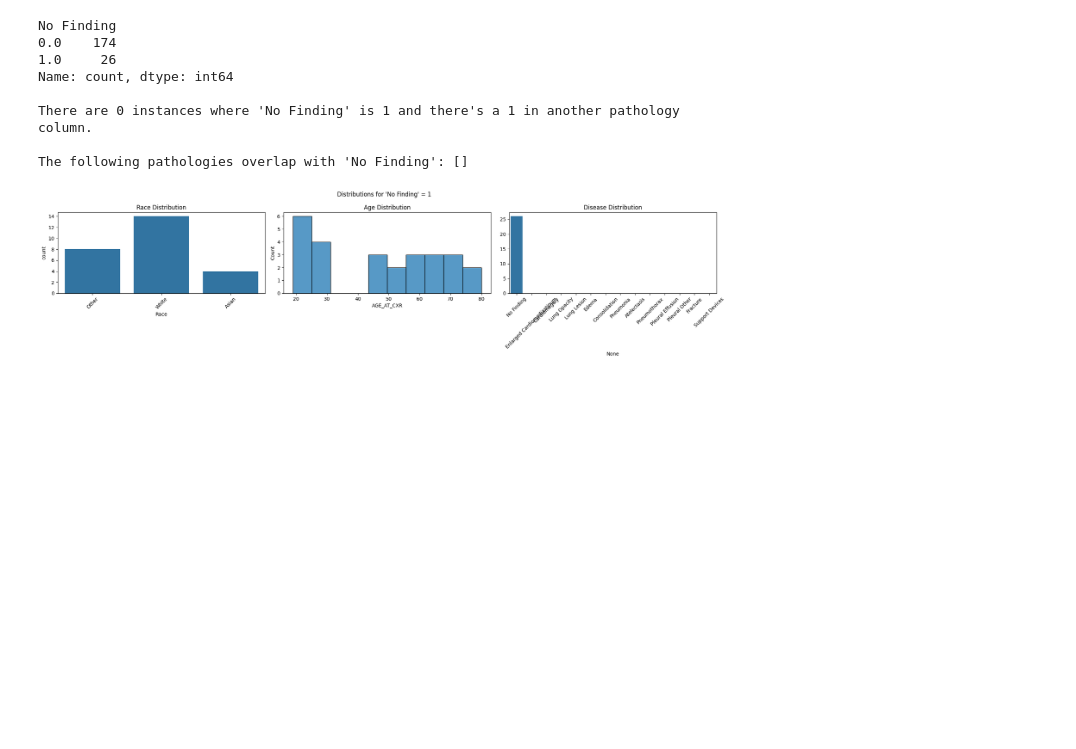
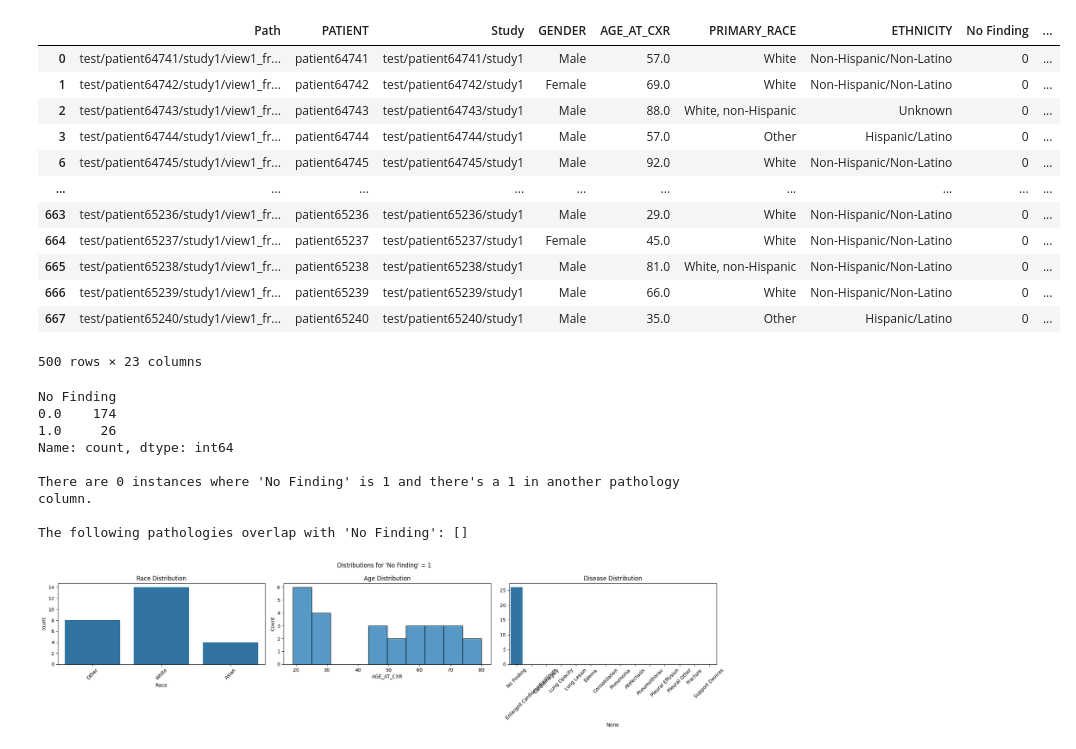
Before and after one commit to aashnapshah/VLMs-Medical-Image-Interpretation, a Jupyter notebook: notebooks/radiology/explore_test.ipynb, the cells around one changed output. Saved outputs shown, nothing was run; the diff lists cells and outputs as text; code cells hidden in the pictures; blank space fills up the shorter version.

```diff
--- a/notebooks/radiology/explore_test.ipynb
+++ b/notebooks/radiology/explore_test.ipynb
@@ -9,12 +8,12 @@ from config import OPENAI_API_KEY, GOOGLE_API_KEY
 # %%
-BASE_DIR = 'data/CheXpert/'
+BASE_DIR = '../../data/radiology/CheXpert/'
 SUBSET = 'val'
 
 TEST_DIR = f'{BASE_DIR}{SUBSET}/'
-TEST_PATH = f'{BASE_DIR}val_labels.csv'
+TEST_PATH = f'{BASE_DIR}{SUBSET}_labels.csv'
 DEMO_PATH = f'{BASE_DIR}CHEXPERT_DEMO.xlsx'
 GROUND_PATH = f'{BASE_DIR}groundtruth.csv'
-OUTPUT_FILE = f'{BASE_DIR}val_labels_processed.csv'
+OUTPUT_FILE = f'{BASE_DIR}{SUBSET}_labels_processed.csv'
 
 PATHOLOGIES = [
     'No Finding', 'Enlarged Cardiomediastinum', 'Cardiomegaly',
@@ -79,6 +78,22 @@ def process_data(test_path, demo_path, ground_truth):
     return df
 
 df = process_data(TEST_PATH, DEMO_PATH, GROUND_PATH)
+# %%
+df
+# %% [output]
+|  | Path | PATIENT | Study | GENDER | AGE_AT_CXR | PRIMARY_RACE | ETHNICITY | No Finding | ... |
+| 0 | test/patient64741/study1/view1_fr... | patient64741 | test/patient64741/study1 | Male | 57.0 | White | Non-Hispanic/Non-Latino | 0 | ... |
+| 1 | test/patient64742/study1/view1_fr... | patient64742 | test/patient64742/study1 | Female | 69.0 | White | Non-Hispanic/Non-Latino | 0 | ... |
+| 2 | test/patient64743/study1/view1_fr... | patient64743 | test/patient64743/study1 | Male | 88.0 | White, non-Hispanic | Unknown | 0 | ... |
+| 3 | test/patient64744/study1/view1_fr... | patient64744 | test/patient64744/study1 | Male | 57.0 | Other | Hispanic/Latino | 0 | ... |
+| 6 | test/patient64745/study1/view1_fr... | patient64745 | test/patient64745/study1 | Male | 92.0 | White | Non-Hispanic/Non-Latino | 0 | ... |
+| ... | ... | ... | ... | ... | ... | ... | ... | ... | ... |
+| 663 | test/patient65236/study1/view1_fr... | patient65236 | test/patient65236/study1 | Male | 29.0 | White | Non-Hispanic/Non-Latino | 0 | ... |
+| 664 | test/patient65237/study1/view1_fr... | patient65237 | test/patient65237/study1 | Female | 45.0 | White | Non-Hispanic/Non-Latino | 0 | ... |
+| 665 | test/patient65238/study1/view1_fr... | patient65238 | test/patient65238/study1 | Male | 81.0 | White, non-Hispanic | Non-Hispanic/Non-Latino | 0 | ... |
+| 666 | test/patient65239/study1/view1_fr... | patient65239 | test/patient65239/study1 | Male | 66.0 | White | Non-Hispanic/Non-Latino | 0 | ... |
+| 667 | test/patient65240/study1/view1_fr... | patient65240 | test/patient65240/study1 | Male | 35.0 | Other | Hispanic/Latino | 0 | ... |
+500 rows × 23 columns
 # %%
 df.to_csv(OUTPUT_FILE, index=False)
 # %%
```
Also changed, not shown: parts of 2 cells of this notebook, 1 other file.
